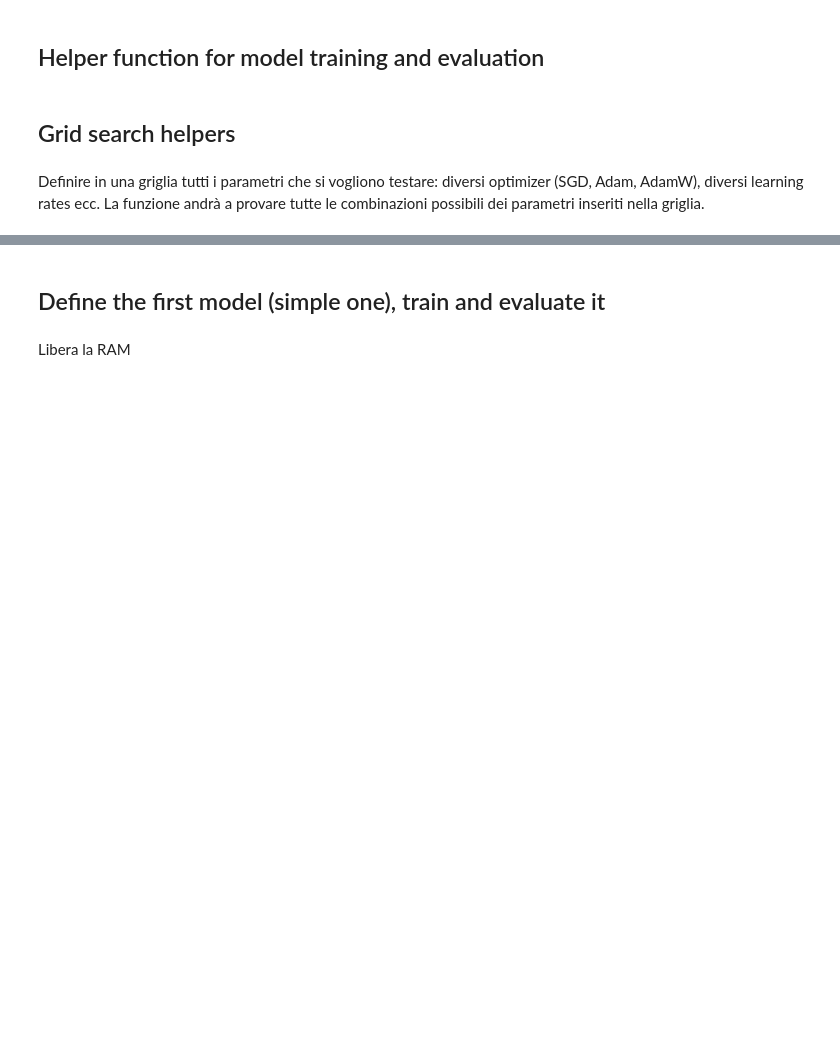
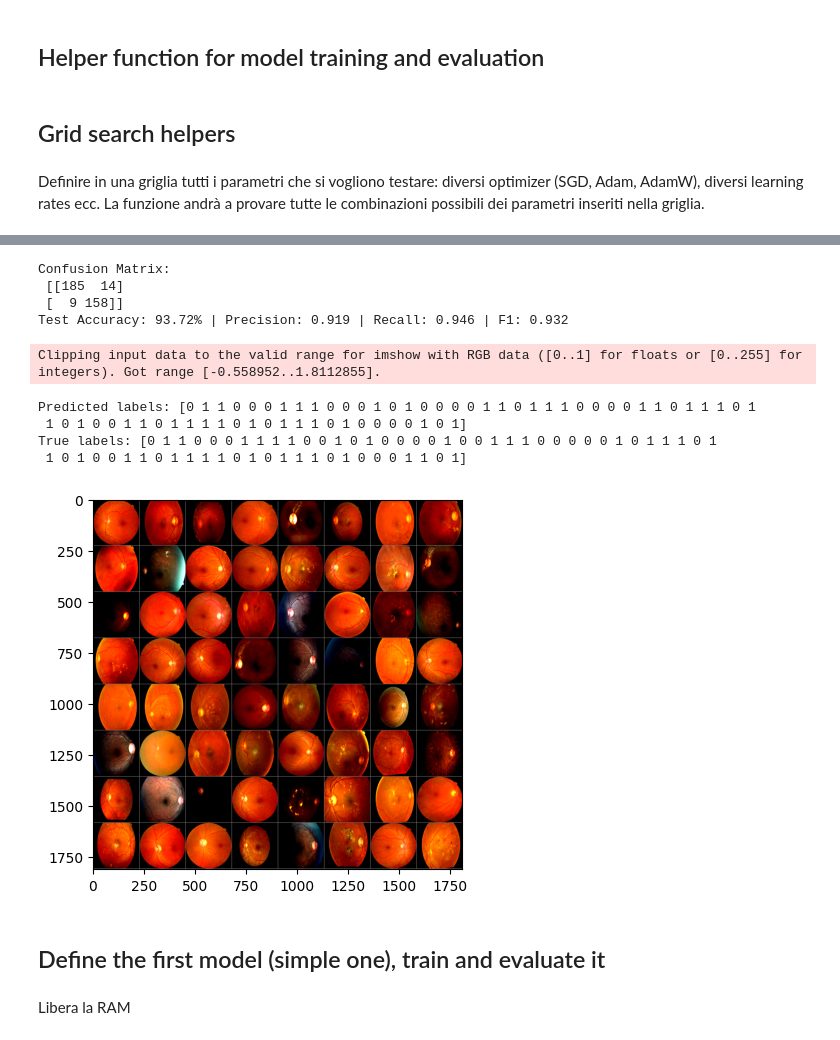
Before and after one commit to filippo-pilutti/DiabeticRetinopathyImageClassification, a Jupyter notebook: DiabeticRetinopathyImageClassification.ipynb, the cells around one changed output, grey strips where cells are left out. Cells and saved outputs as stored; diff of their text form; code cells hidden in the pictures; blank space fills up the shorter version.

```diff
--- a/DiabeticRetinopathyImageClassification.ipynb
+++ b/DiabeticRetinopathyImageClassification.ipynb
@@ -1378,3 +1520,43 @@ grid_four_classes = {
+# %%
+metrics, cm = evaluate_model(
+    model,
+    test_loader_binary,
+    show_confusion=True,
+    average="binary"
+)
+
+# Make predictions on a few sample images
+# Use the BINARY loader for the binary model
+sample_images, sample_labels = next(iter(test_loader_binary))
+
+sample_images = sample_images.to(device)
+
+with torch.no_grad():
+    sample_logits = model(sample_images)      # [B] or [B, 1]
+
+    if sample_logits.dim() == 2 and sample_logits.size(1) == 1:
+        sample_logits = sample_logits.squeeze(1)  # [B]
+
+    sample_probs = torch.sigmoid(sample_logits)   # [B]
+    sample_preds = (sample_probs >= 0.5).long()   # 0/1
+
+sample_preds_labels = sample_preds.cpu().numpy()
+
+print("Predicted labels:", sample_preds_labels)
+print("True labels:", sample_labels.numpy())
+
+imshow(torchvision.utils.make_grid(sample_images.cpu()))
+# %% [output]
+Confusion Matrix:
+ [[185  14]
+ [  9 158]]
+Test Accuracy: 93.72% | Precision: 0.919 | Recall: 0.946 | F1: 0.932
+Clipping input data to the valid range for imshow with RGB data ([0..1] for floats or [0..255] for integers). Got range [-0.558952..1.8112855].
+Predicted labels: [0 1 1 0 0 0 1 1 1 0 0 0 1 0 1 0 0 0 0 1 1 0 1 1 1 0 0 0 0 1 1 0 1 1 1 0 1
+ 1 0 1 0 0 1 1 0 1 1 1 1 0 1 0 1 1 1 0 1 0 0 0 0 1 0 1]
+True labels: [0 1 1 0 0 0 1 1 1 1 0 0 1 0 1 0 0 0 0 1 0 0 1 1 1 0 0 0 0 0 1 0 1 1 1 0 1
+ 1 0 1 0 0 1 1 0 1 1 1 1 0 1 0 1 1 1 0 1 0 0 0 1 1 0 1]
+[figure, added]
 # %% [markdown]
 ## Define the first model (simple one), train and evaluate it
 # %%
```
Also changed, not shown: parts of 18 cells of this notebook.
